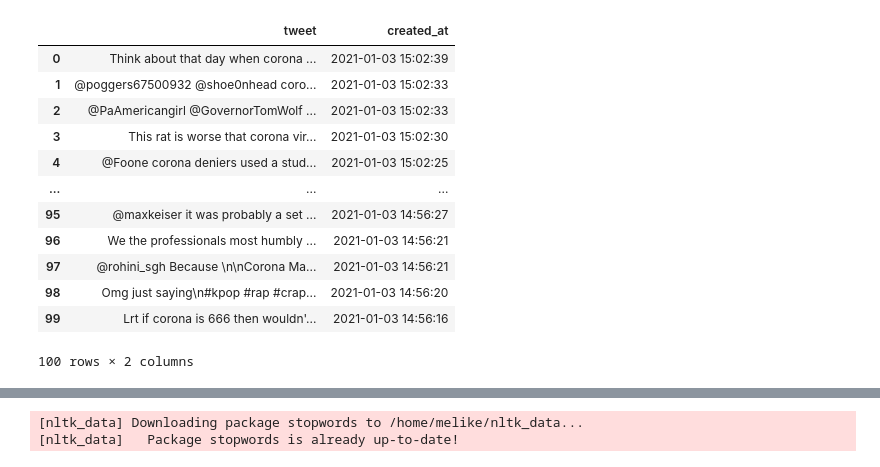
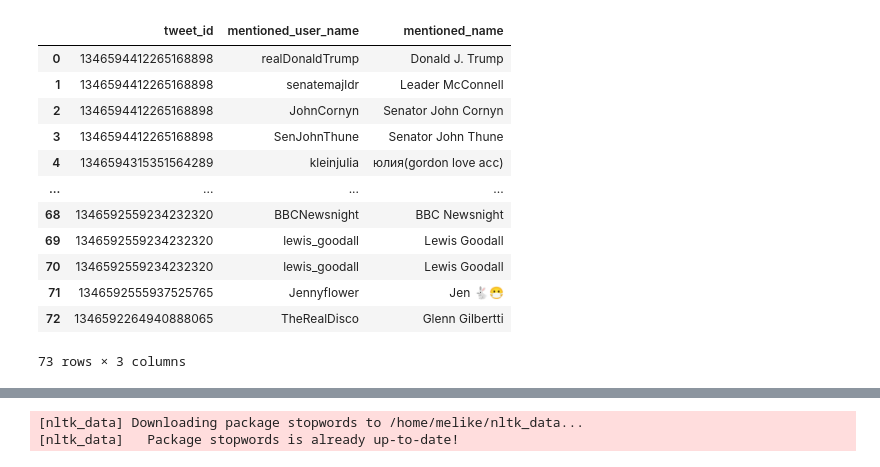
Before and after one commit to melikemaranki/SWE573, a Jupyter notebook: old/logicalmockup.ipynb, the cells around one changed output, grey strips where cells are left out. Saved outputs shown, nothing was run; the diff lists cells and outputs as text; code cells hidden in the pictures.

Commit message:
Twitter entities are examined.

```diff
--- a/logicalmockup.ipynb
+++ b/old/logicalmockup.ipynb
@@ -22,6 +19,0 @@ search = Cursor(api.search, q = query, lang = 'en'). items(100)
-# %%
-import pandas as pd
-from pandas import DataFrame
-list_of_dicts = []
-for tweet in search:
-    list_of_dicts.append({'tweet' :tweet.text, 'created_at':tweet.created_at})
@@ -27,0 +53,16 @@ for tweet in search:
+# %%
+import pandas as pd
+from pandas import DataFrame
+list_of_dicts = []
+user_mention = []
+for tweet in search:
+    is_sensitive = tweet.possibly_sensitive if hasattr(tweet, 'possibly_sensitive') else ""
+    url = "" if DataFrame.from_dict(tweet.entities['urls']).empty else DataFrame.from_dict(tweet.entities['urls']).url[0]
+    list_of_dicts.append({'tweet_id':tweet.id, 'tweet' :tweet.text, 'created_at':tweet.created_at,
+                         'url' : url, 'friends_count': tweet.user.friends_count,
+                         'followers_count':tweet.user.followers_count, "is_sensitive": is_sensitive})
+    for mention in tweet.entities['user_mentions']:
+        user_mention.append({'tweet_id': tweet.id,'mentioned_user_name':mention['screen_name'],
+                             'mentioned_name':mention['name']})
+
+list_of_dicts
@@ -28,17 +87,18 @@ for tweet in search:
 # %%
 df= DataFrame.from_dict(list_of_dicts)
-df
+p = DataFrame.from_dict(user_mention)
+p
 # %% [output]
-|  | tweet | created_at |
-| 0 | Think about that day when corona ... | 2021-01-03 15:02:39 |
-| 1 | @poggers67500932 @shoe0nhead coro... | 2021-01-03 15:02:33 |
-| 2 | @PaAmericangirl @GovernorTomWolf ... | 2021-01-03 15:02:33 |
-| 3 | This rat is worse that corona vir... | 2021-01-03 15:02:30 |
-| 4 | @Foone corona deniers used a stud... | 2021-01-03 15:02:25 |
-| ... | ... | ... |
-| 95 | @maxkeiser it was probably a set ... | 2021-01-03 14:56:27 |
-| 96 | We the professionals most humbly ... | 2021-01-03 14:56:21 |
-| 97 | @rohini_sgh Because \n\nCorona Ma... | 2021-01-03 14:56:21 |
-| 98 | Omg just saying\n#kpop #rap #crap... | 2021-01-03 14:56:20 |
-| 99 | Lrt if corona is 666 then wouldn'... | 2021-01-03 14:56:16 |
+|  | tweet_id | mentioned_user_name | mentioned_name |
+| 0 | 1346594412265168898 | realDonaldTrump | Donald J. Trump |
+| 1 | 1346594412265168898 | senatemajldr | Leader McConnell |
+| 2 | 1346594412265168898 | JohnCornyn | Senator John Cornyn |
+| 3 | 1346594412265168898 | SenJohnThune | Senator John Thune |
+| 4 | 1346594315351564289 | kleinjuIia | юлия(gordon love acc) |
+| ... | ... | ... | ... |
+| 68 | 1346592559234232320 | BBCNewsnight | BBC Newsnight |
+| 69 | 1346592559234232320 | lewis_goodall | Lewis Goodall |
+| 70 | 1346592559234232320 | lewis_goodall | Lewis Goodall |
+| 71 | 1346592555937525765 | Jennyflower | Jen 🐇😷 |
+| 72 | 1346592264940888065 | TheRealDisco | Glenn Gilbertti |
-100 rows × 2 columns
+73 rows × 3 columns
```
Also changed, not shown: parts of 7 cells of this notebook, 2 other files.
